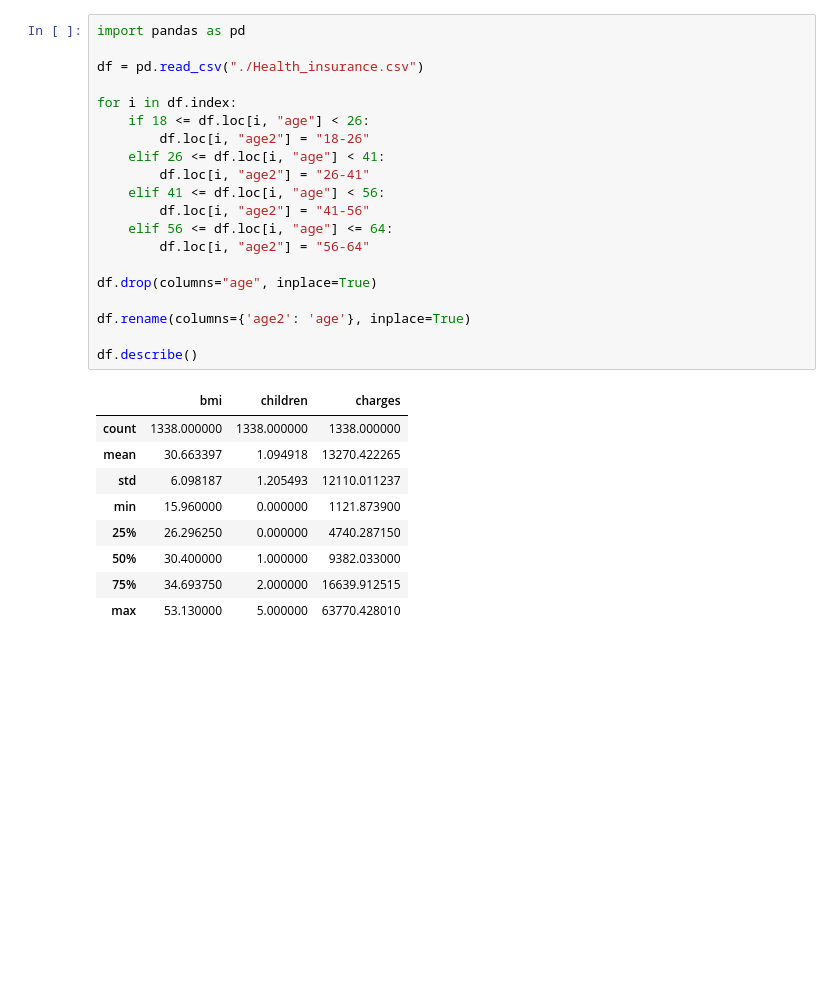
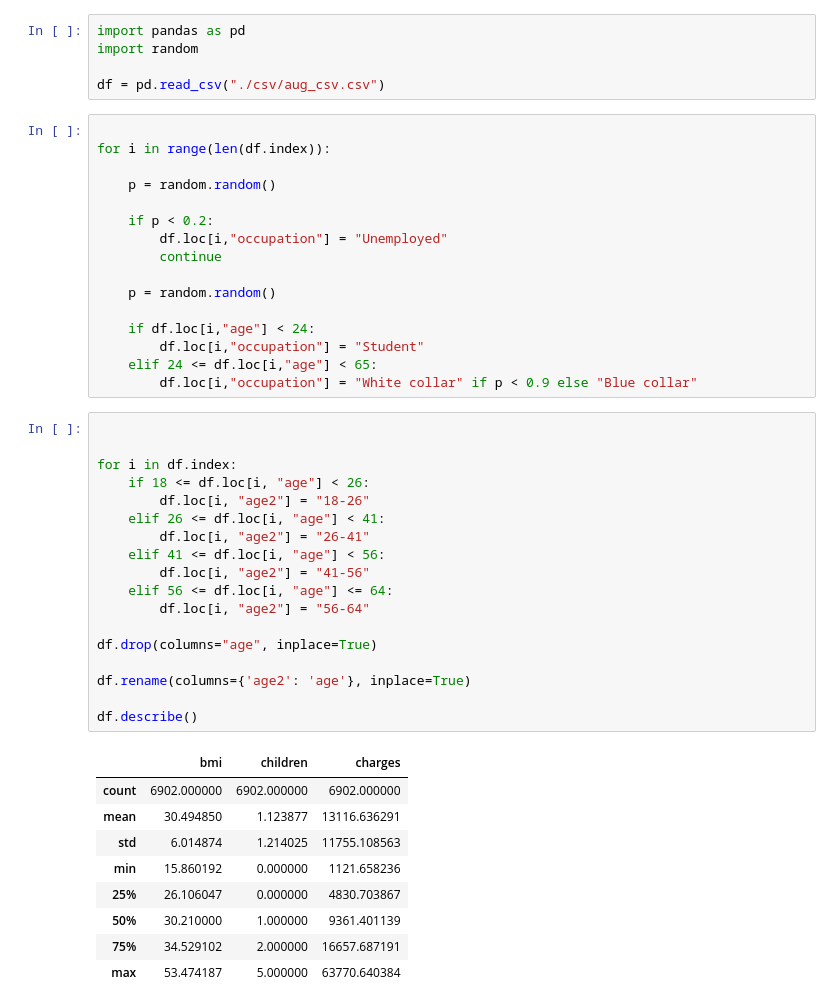
Before and after one commit to radiaated/MedicalInsurancePricePrediction, a Jupyter notebook: algo/data_cleaning.ipynb, the cells around one changed output. Drawn from its saved outputs; the diff is of its cells as text; blank space fills up the shorter version.

```diff
--- a/algo/data_cleaning.ipynb
+++ b/algo/data_cleaning.ipynb
@@ -1,33 +1,52 @@
+# %%
+import pandas as pd
+import random
+
+df = pd.read_csv("./csv/aug_csv.csv")
+# %%
+
+for i in range(len(df.index)):
+
+    p = random.random()
+
+    if p < 0.2:
+        df.loc[i,"occupation"] = "Unemployed"
+        continue
+
+    p = random.random()
+
+    if df.loc[i,"age"] < 24:
+        df.loc[i,"occupation"] = "Student"
+    elif 24 <= df.loc[i,"age"] < 65:
+        df.loc[i,"occupation"] = "White collar" if p < 0.9 else "Blue collar"
 # %%
-import pandas as pd
 
-df = pd.read_csv("./Health_insurance.csv")
 
 for i in df.index:
     if 18 <= df.loc[i, "age"] < 26:
         df.loc[i, "age2"] = "18-26"
     elif 26 <= df.loc[i, "age"] < 41:
         df.loc[i, "age2"] = "26-41"
     elif 41 <= df.loc[i, "age"] < 56:
         df.loc[i, "age2"] = "41-56"
     elif 56 <= df.loc[i, "age"] <= 64:
         df.loc[i, "age2"] = "56-64"
 
 df.drop(columns="age", inplace=True)
 
 df.rename(columns={'age2': 'age'}, inplace=True)
 
 df.describe()
 # %% [output]
 |  | bmi | children | charges |
-| count | 1338.000000 | 1338.000000 | 1338.000000 |
-| mean | 30.663397 | 1.094918 | 13270.422265 |
-| std | 6.098187 | 1.205493 | 12110.011237 |
-| min | 15.960000 | 0.000000 | 1121.873900 |
-| 25% | 26.296250 | 0.000000 | 4740.287150 |
-| 50% | 30.400000 | 1.000000 | 9382.033000 |
-| 75% | 34.693750 | 2.000000 | 16639.912515 |
-| max | 53.130000 | 5.000000 | 63770.428010 |
+| count | 6902.000000 | 6902.000000 | 6902.000000 |
+| mean | 30.494850 | 1.123877 | 13116.636291 |
+| std | 6.014874 | 1.214025 | 11755.108563 |
+| min | 15.860192 | 0.000000 | 1121.658236 |
+| 25% | 26.106047 | 0.000000 | 4830.703867 |
+| 50% | 30.210000 | 1.000000 | 9361.401139 |
+| 75% | 34.529102 | 2.000000 | 16657.687191 |
+| max | 53.474187 | 5.000000 | 63770.640384 |
 # %%
 
 for i in df.index:
```
Also changed, not shown: parts of 5 cells of this notebook, 32 other files.
